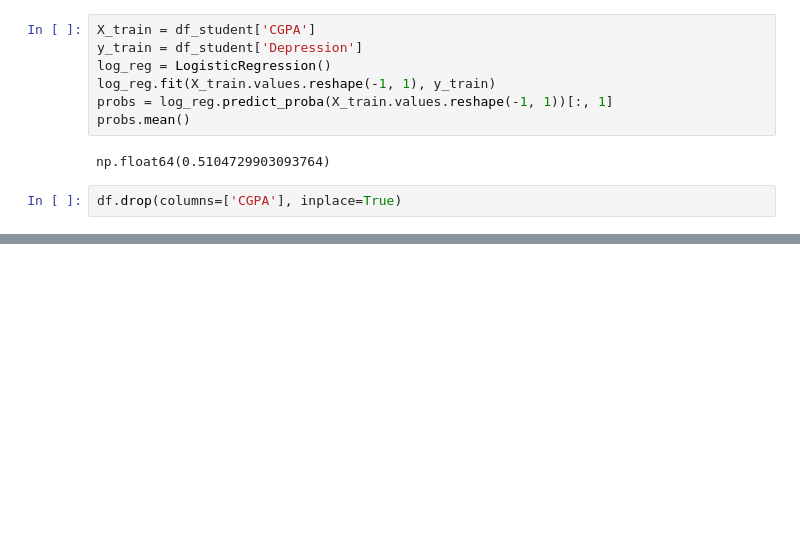
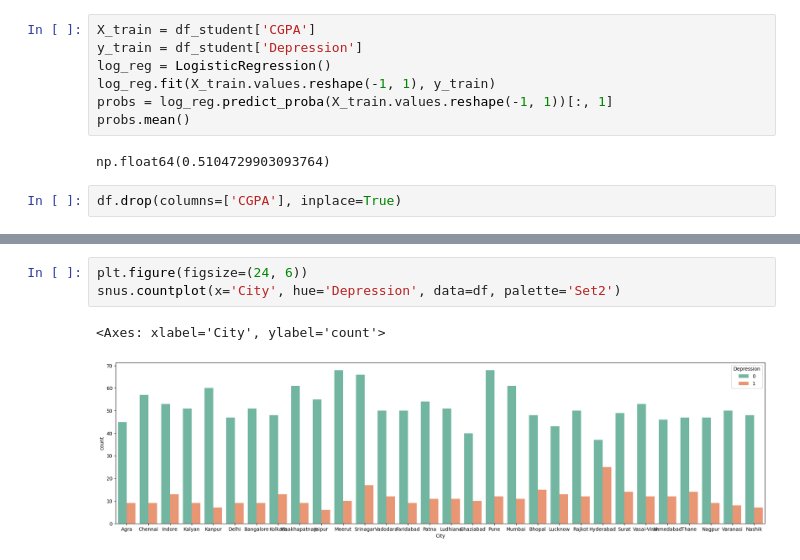
Before and after one commit to zgjhz/ai-fundamentals-hw, a Jupyter notebook: mental_health/main.ipynb, the cells around one changed output, grey strips where cells are left out. Saved outputs shown, nothing was run; the diff lists cells and outputs as text; blank space fills up the shorter version.

```diff
--- a/mental_health/main.ipynb
+++ b/mental_health/main.ipynb
@@ -87,0 +105,6 @@ np.int64(0)
+# %%
+plt.figure(figsize=(24, 6))
+snus.countplot(x='City', hue='Depression', data=df, palette='Set2')
+# %% [output]
+<Axes: xlabel='City', ylabel='count'>
+[figure, added]
```
Also changed, not shown: parts of 9 cells of this notebook.
